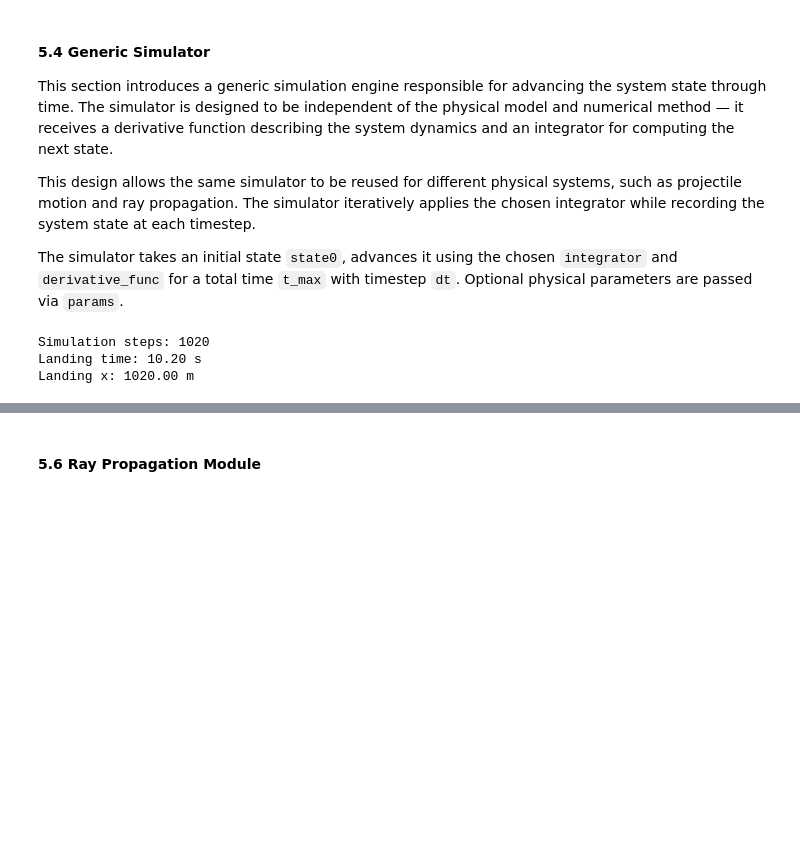
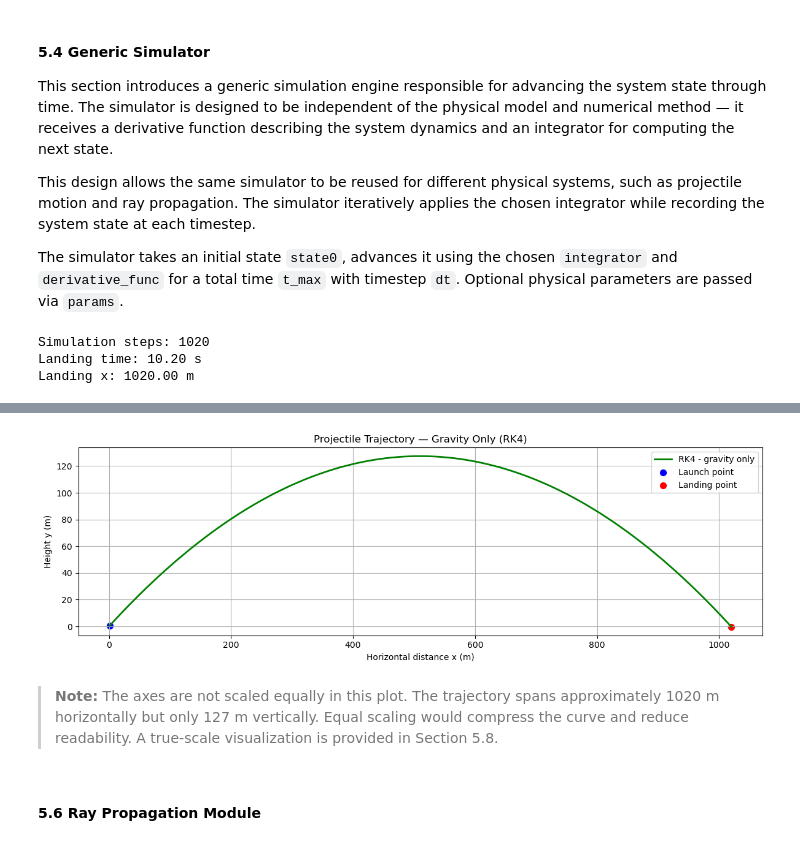
Before and after one commit to Vanya2307/External-Ballistics-and-Ray-Propagation, a Jupyter notebook: ballistics_simulation.ipynb, the cells around one changed output, grey strips where cells are left out. Saved outputs shown, nothing was run; the diff lists cells and outputs as text; code cells hidden in the pictures; blank space fills up the shorter version.

Commit message:
Add ballistic trajectory simulation and plot

```diff
--- a/ballistics_simulation.ipynb
+++ b/ballistics_simulation.ipynb
@@ -375,7 +375,11 @@ def simulate(state0, dt, t_max, integrator, derivative_func, params=None, stop_o
         if stop_on_ground and state[Y] < 0.0:
             break
 
-    return np.array(times), np.array(states)
+    times = np.array(times)
+    states = np.array(states)
+
+
+    return times, states
 # %%
 # Quick Test
 
@@ -399,5 +404,45 @@ Landing x: 1020.00 m
 # %%
-#TODO
+# Initial condition of state and time:
+state0 = [0.0, 0.0, 100.0, 50.0]
+dt = 0.01
+t_max = 15.0
+
+# Run simulation:
+times, states = simulate(
+    state0,
+    dt,
+    t_max,
+    rk4_step,
+    only_gravity_derivatives
+)
+# %%
+# Extract trajectory:
+x = states[:, X]
+y = states[:, Y]
+# %%
+# Plot trajectory just for test:
+
+plt.figure(figsize=(12, 4))
+
+plt.plot(x, y, color="green",linewidth = 2, label="RK4 - gravity only")
+
+plt.xlabel("Horizontal distance x (m)")
+plt.ylabel("Height y (m)")
+
+plt.title("Projectile Trajectory — Gravity Only (RK4)")
+
+plt.grid(True)
+
+plt.scatter(x[0], y[0], color='blue', s=50, label="Launch point")
+plt.scatter(x[-1], y[-1], color='red', s=50, label="Landing point")
+
+plt.legend()
+plt.tight_layout()
+plt.show()
+# %% [output]
+[figure, added]
+# %% [markdown]
+> **Note:** The axes are not scaled equally in this plot. The trajectory spans approximately 1020 m horizontally but only 127 m vertically. Equal scaling would compress the curve and reduce readability. A true-scale visualization is provided in Section 5.8.
 # %% [markdown]
 #### 5.6 Ray Propagation Module
 # %%
```
Also changed, not shown: parts of 2 cells of this notebook, 1 other file.
